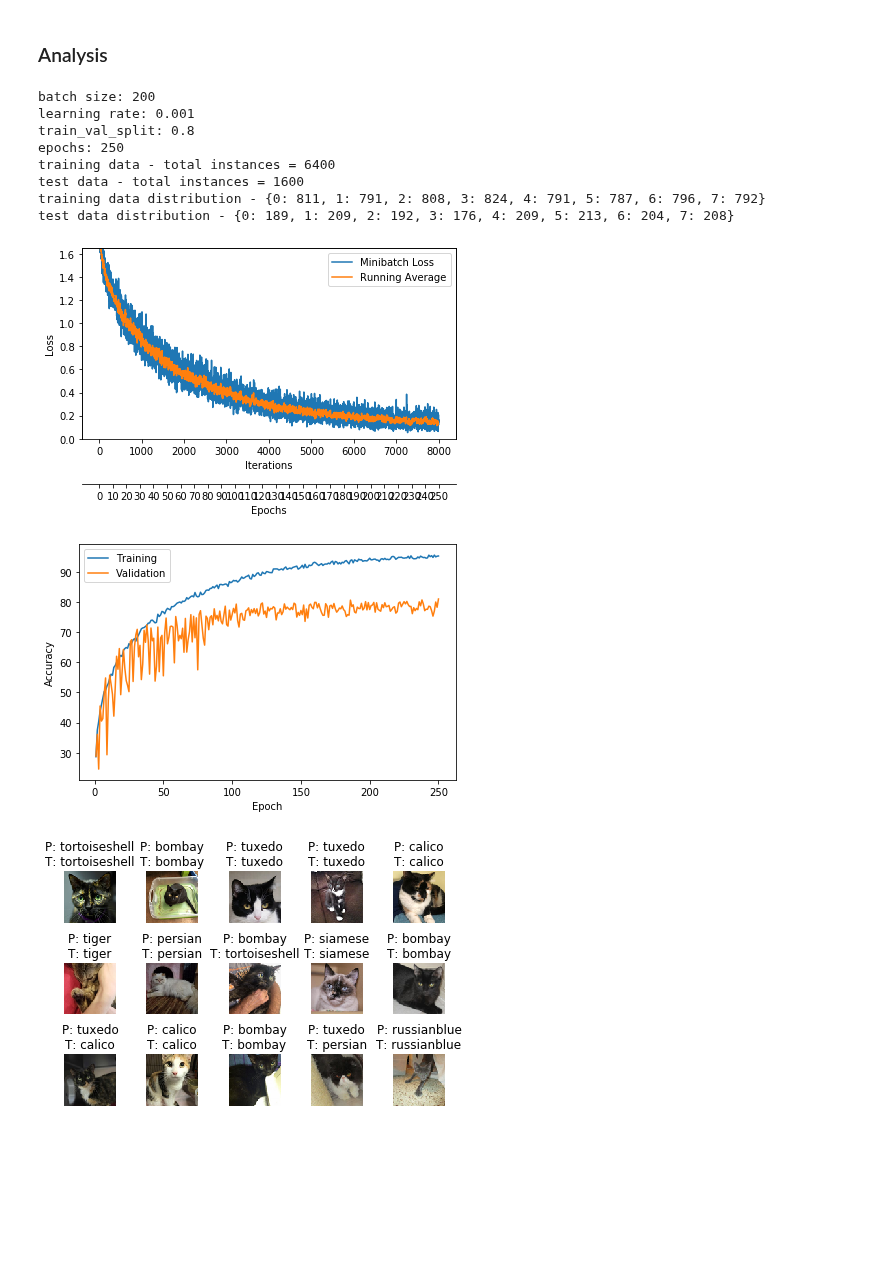
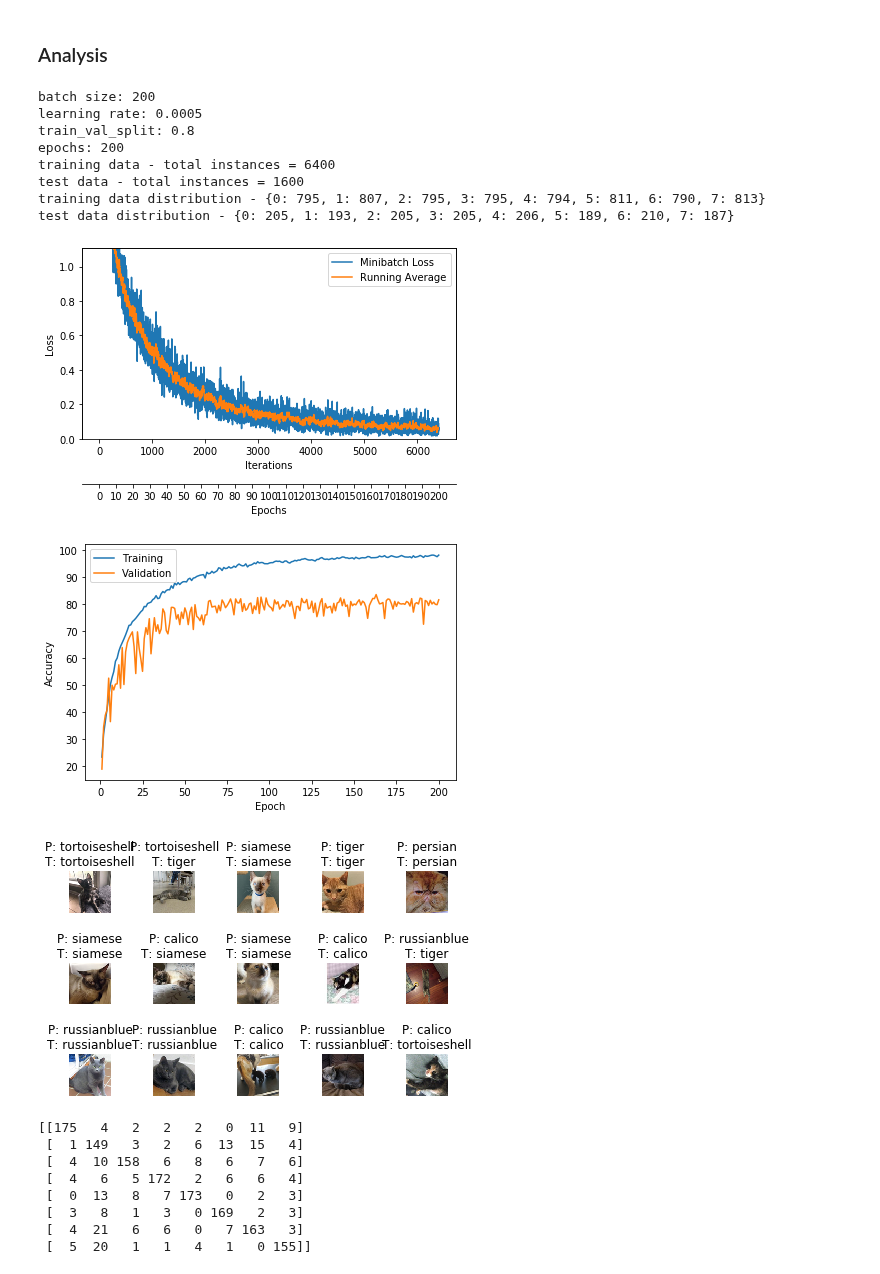
Before and after one commit to demiaochen/Cat-Breed-Classification, a Jupyter notebook: cat_breed_classification.ipynb, the cells around one changed output. Saved outputs shown, nothing was run; the diff lists cells and outputs as text; code cells hidden in the pictures; blank space fills up the shorter version.

Commit message:
adding % plot option for confusion matrix plot, VGG-12 implementation with 80% test accuracy

```diff
--- a/cat_breed_classification.ipynb
+++ b/cat_breed_classification.ipynb
@@ -471,39 +516,47 @@ print(f'epochs: {epochs}')
 train_data_distribution = get_cat_count(trainloader, 'training data')
 # Getting count of each cat breed, should be close to 8*0.2*1000 initially..
 test_data_distribution = get_cat_count(testloader, 'test data')
 
 print(f'training data distribution - {train_data_distribution}')
 print(f'test data distribution - {test_data_distribution}')
 
 plot_training_loss(minibatch_loss_list=minibatch_loss_list,
                    num_epochs=epochs,
                    iter_per_epoch=len(trainloader),
                    results_dir=None,
                    averaging_iterations=10)
 plt.show()
 
 
 plot_accuracy(train_acc_list=train_accuracy_list,
               test_acc_list=test_accuracy_list,
               results_dir=None)
 plt.show()
 
 net.cpu()
 show_examples(model=net, data_loader=testloader, class_dict=cat_dict)
 
 conf_matrix = compute_confusion_matrix(model=net, data_loader=testloader, device=torch.device('cpu'))
-
-plot_confusion_matrix(conf_matrix, class_names=cat_dict.values())
+print(conf_matrix)
+plot_confusion_matrix(conf_matrix, class_names=cat_dict.values(), test_data_distribution=test_data_distribution)
 plt.show()
 # %% [output]
 batch size: 200
-learning rate: 0.001
+learning rate: 0.0005
 train_val_split: 0.8
-epochs: 250
+epochs: 200
 training data - total instances = 6400
 test data - total instances = 1600
-training data distribution - {0: 811, 1: 791, 2: 808, 3: 824, 4: 791, 5: 787, 6: 796, 7: 792}
-test data distribution - {0: 189, 1: 209, 2: 192, 3: 176, 4: 209, 5: 213, 6: 204, 7: 208}
+training data distribution - {0: 795, 1: 807, 2: 795, 3: 795, 4: 794, 5: 811, 6: 790, 7: 813}
+test data distribution - {0: 205, 1: 193, 2: 205, 3: 205, 4: 206, 5: 189, 6: 210, 7: 187}
-[figure, old version]
+[figure, new version]
-[figure, old version]
+[figure, new version]
-[figure, old version]
+[figure, new version]
+[[175   4   2   2   2   0  11   9]
+ [  1 149   3   2   6  13  15   4]
+ [  4  10 158   6   8   6   7   6]
+ [  4   6   5 172   2   6   6   4]
+ [  0  13   8   7 173   0   2   3]
+ [  3   8   1   3   0 169   2   3]
+ [  4  21   6   6   0   7 163   3]
+ [  5  20   1   1   4   1   0 155]]
```
Also changed, not shown: parts of 4 cells of this notebook, 2 other files.
